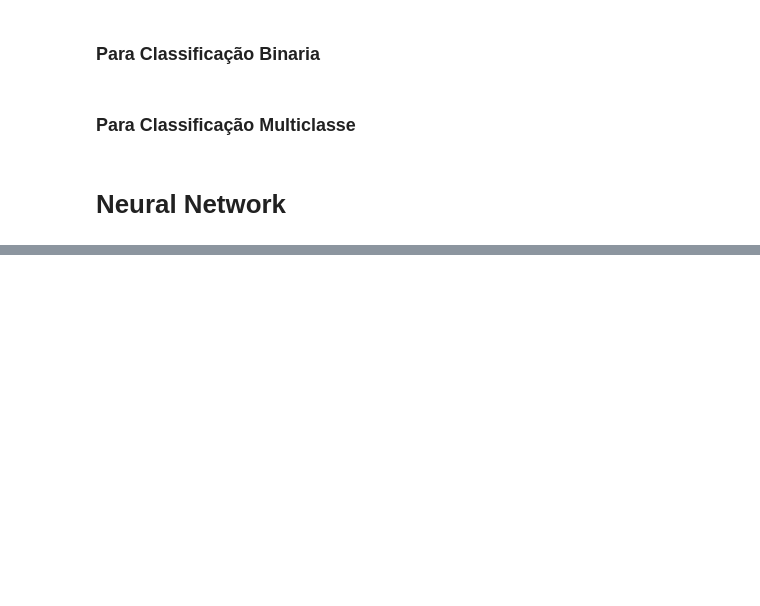
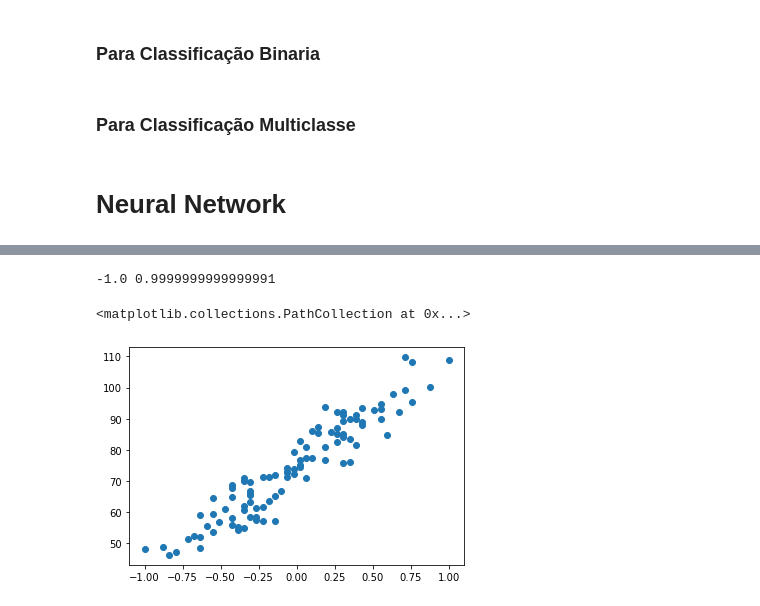
Before and after one commit to gregorylira/Neural-Network, a Jupyter notebook: Neural_Network.ipynb, the cells around one changed output, grey strips where cells are left out. Saved outputs shown, nothing was run; the diff lists cells and outputs as text; code cells hidden in the pictures; blank space fills up the shorter version.

```diff
--- a/Neural_Network.ipynb
+++ b/Neural_Network.ipynb
@@ -162,0 +261,10 @@ class NeuralNetwork():
+# %%
+minmax = MinMaxScaler(feature_range=(-1, 1))
+x = minmax.fit_transform(x.astype(np.float64))
+
+print(x.min(), x.max())
+plt.scatter(x, y)
+# %% [output]
+-1.0 0.9999999999999991
+<matplotlib.collections.PathCollection at 0x...>
+[figure, added]
```
Also changed, not shown: parts of 74 cells of this notebook.
